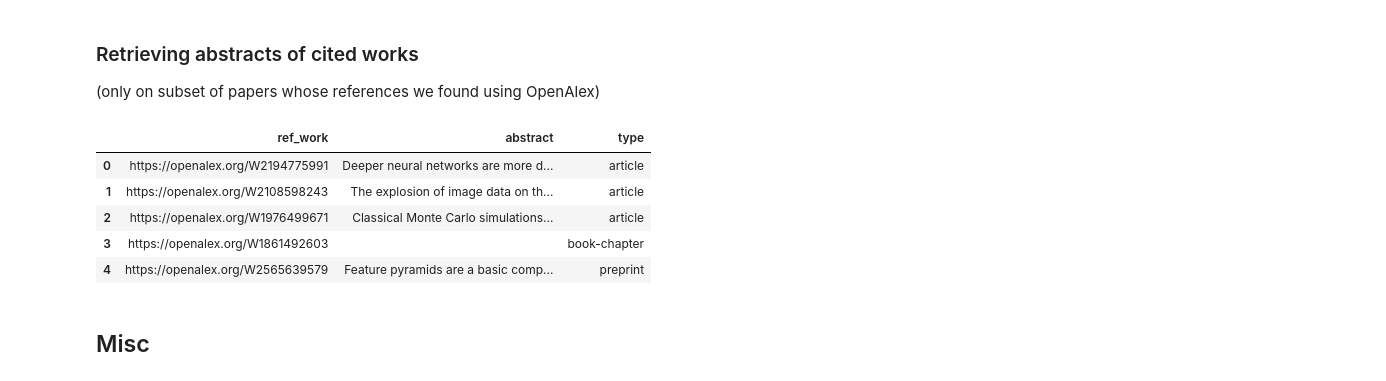
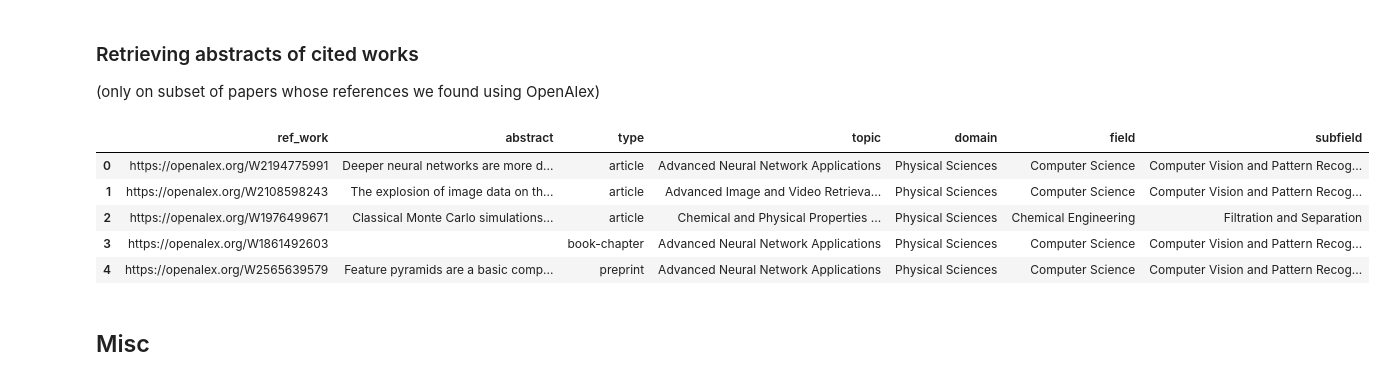
Before and after one commit to LuisCarretero/dsl-research-assistant, a Jupyter notebook: src/semantic_search/dev/retrieval_dev.ipynb, the cells around one changed output. Cells and saved outputs as stored; diff of their text form; code cells hidden in the pictures.

```diff
--- a/src/semantic_search/dev/retrieval_dev.ipynb
+++ b/src/semantic_search/dev/retrieval_dev.ipynb
@@ -127,24 +116,24 @@ df['doi', 'oaid', 'referenced_works'] = multithread_apply(df['title'].values, ge
 # %%
 # Load data
 df = pd.read_csv('/cluster/home/lcarretero/workspace/dsl/dsl-research-assistant/raw-data/metadata/openalex-ids+refs.csv')
 df['referenced_works'] = df['referenced_works'].apply(parse_list_string)
 df[['total_references', 'references_in_dataset']] = df.apply(lambda x: count_references(x, df), axis=1, result_type='expand')
 
 # Retrieve references via OpenAlex API
 all_refs = pd.Series(np.concatenate(df.referenced_works.values)).unique()
 all_refs_batched = [all_refs[i:i+100] for i in range(0, len(all_refs), 100)]
-results = multithread_apply(all_refs_batched, get_abstracts, n_workers=5)
+results = multithread_apply(all_refs_batched, get_ref_metadata, n_workers=5)
 
-ref_df = pd.DataFrame(np.concatenate(results), columns=['ref_work', 'abstract', 'type'])
+ref_df = pd.DataFrame(np.concatenate(results), columns=['ref_work', 'abstract', 'type', 'topic', 'domain', 'field', 'subfield'])
 ref_df.to_csv('/cluster/home/lcarretero/workspace/dsl/dsl-research-assistant/raw-data/metadata/openalex-refs-abstracts.csv', index=False)
 ref_df.head()
 # %% [output]
-|  | ref_work | abstract | type |
-| 0 | https://openalex.org/W2194775991 | Deeper neural networks are more d... | article |
-| 1 | https://openalex.org/W2108598243 | The explosion of image data on th... | article |
-| 2 | https://openalex.org/W1976499671 | Classical Monte Carlo simulations... | article |
-| 3 | https://openalex.org/W1861492603 |  | book-chapter |
-| 4 | https://openalex.org/W2565639579 | Feature pyramids are a basic comp... | preprint |
+|  | ref_work | abstract | type | topic | domain | field | subfield |
+| 0 | https://openalex.org/W2194775991 | Deeper neural networks are more d... | article | Advanced Neural Network Applications | Physical Sciences | Computer Science | Computer Vision and Pattern Recog... |
+| 1 | https://openalex.org/W2108598243 | The explosion of image data on th... | article | Advanced Image and Video Retrieva... | Physical Sciences | Computer Science | Computer Vision and Pattern Recog... |
+| 2 | https://openalex.org/W1976499671 | Classical Monte Carlo simulations... | article | Chemical and Physical Properties ... | Physical Sciences | Chemical Engineering | Filtration and Separation |
+| 3 | https://openalex.org/W1861492603 |  | book-chapter | Advanced Neural Network Applications | Physical Sciences | Computer Science | Computer Vision and Pattern Recog... |
+| 4 | https://openalex.org/W2565639579 | Feature pyramids are a basic comp... | preprint | Advanced Neural Network Applications | Physical Sciences | Computer Science | Computer Vision and Pattern Recog... |
 # %% [markdown]
 ## Misc
 # %% [markdown]
```
Also changed, not shown: parts of 13 cells of this notebook, 3 other files.
